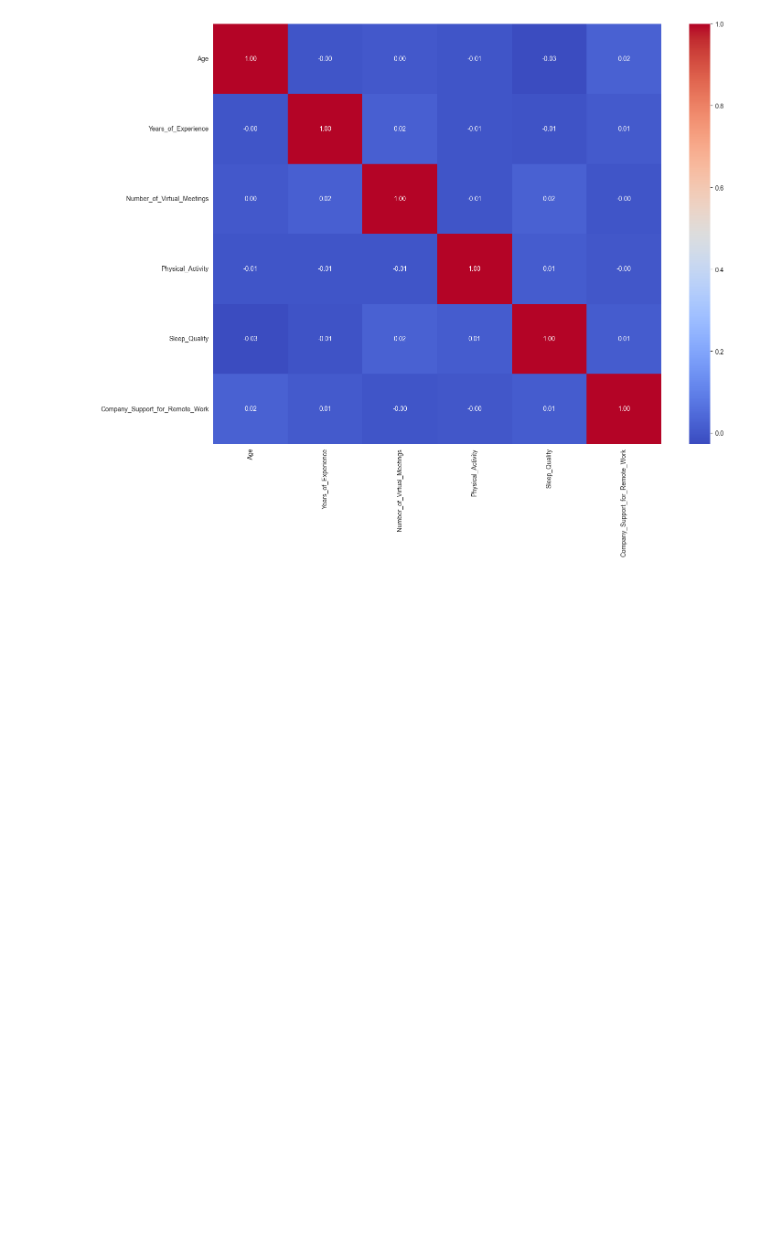
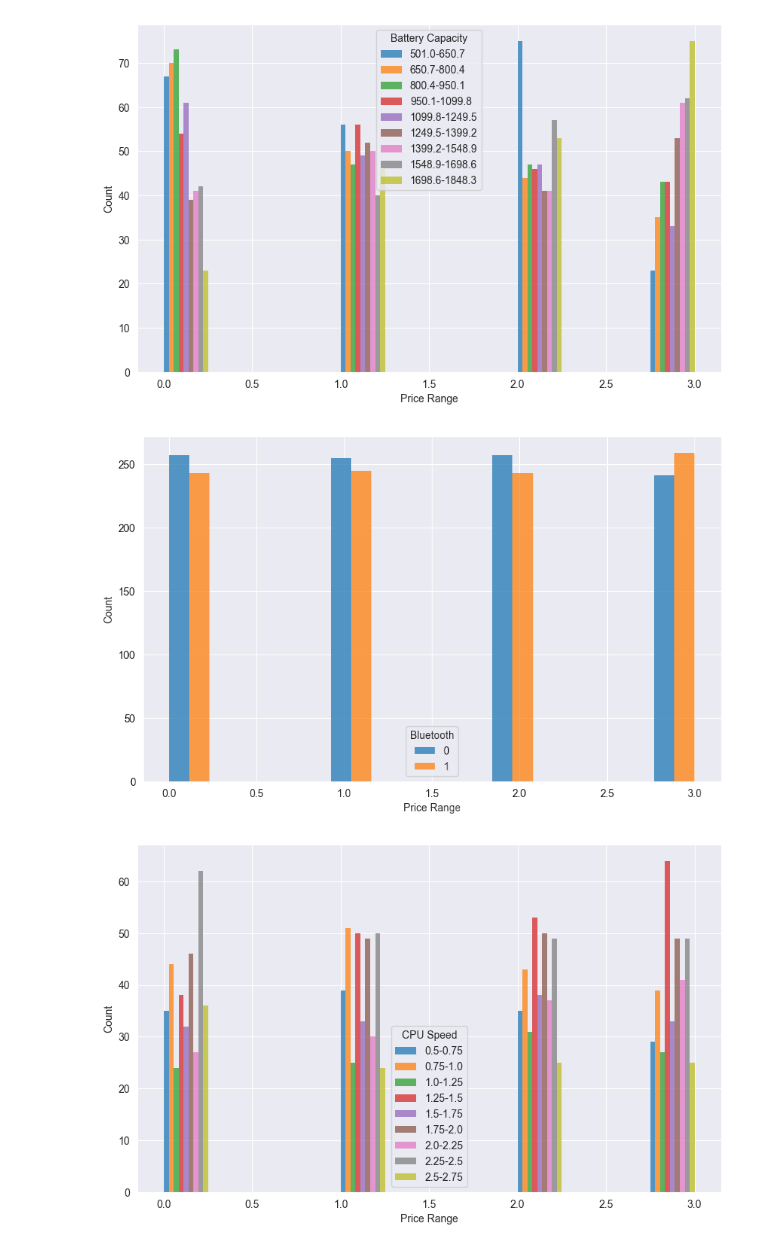
Before and after one commit to pro100jekon/kpi-da, a Jupyter notebook: lb1.ipynb, the cells around one changed output. Saved outputs shown, nothing was run; the diff lists cells and outputs as text; code cells hidden in the pictures; blank space fills up the shorter version.

```diff
--- a/lb1.ipynb
+++ b/lb1.ipynb
@@ -47,24 +55,6 @@ None
 # %%
-stress = ['Low', 'Medium', 'High']
-productivity_change = ['Decrease', 'No Change', 'Increase']
-satisfaction = ['Unsatisfied', 'Neutral', 'Satisfied']
-physical_activity = ['None', 'Weekly', 'Daily']
-sleep_quality = ['Poor', 'Average', 'Good']
+fig = plt.subplots(figsize=(15, 10))
 
-ordinal_encoder = OrdinalEncoder(categories=[
-    stress, productivity_change, satisfaction,
-    physical_activity, sleep_quality])
-ordinal_features = ['Stress_Level', 'Productivity_Change', 'Satisfaction_with_Remote_Work', 'Physical_Activity', 'Sleep_Quality']
-grid[ordinal_features] = ordinal_encoder.fit_transform(grid[ordinal_features])
-
-onehot_encoder = OneHotEncoder(sparse_output=False)
-onehot_features = ['Region', 'Gender', 'Industry', 'Job_Role', 'Work_Location', 'Mental_Health_Condition']
-onehot_encoded = onehot_encoder.fit_transform(grid[onehot_features])
-column_names = onehot_encoder.get_feature_names_out(onehot_features)
-df = pd.DataFrame(onehot_encoded, columns=column_names)
-
-grid = pd.concat([grid.drop(onehot_features, axis=1), df], axis=1)
-
-grid['Access_to_Mental_Health_Resources'] = grid['Access_to_Mental_Health_Resources'].map({'Yes': 1, 'No': 0})
-print(grid.info())
+sns.heatmap(df.corr(), annot=True, cmap='coolwarm', fmt='.2f')
+plt.show()
 # %% [output]
@@ -88,8 +64,20 @@ None
 # %%
-correlation = grid[['Age', 'Years_of_Experience', 'Number_of_Virtual_Meetings', 'Physical_Activity', 'Sleep_Quality', 'Company_Support_for_Remote_Work']].corr()
-fig, ax = plt.subplots(figsize=(15, 12))
-sns.heatmap(correlation, cmap='coolwarm', annot=True, fmt='.2f')
-plt.tight_layout()
-plt.show()
+for i in list(df)[:-1]:
+    fig = plt.figure(figsize=(10,6))
+    if len(df[i].unique()) > 10:
+        bins = np.arange(start=df[i].min(), stop=df[i].max(), step=(df[i].max()-df[i].min())/10)
+        labels = [f'{round(float(bins[i]), 2)}-{round(float(bins[i+1]), 2)}' for i in range(len(bins) - 1)]
+        copy = df.copy()
+        copy[i] = pd.cut(copy[i], bins=bins, labels=labels)
+        sns.histplot(x='Price Range', data=copy, hue=i, multiple='dodge', linewidth=0)
+    else:
+        sns.histplot(x='Price Range', data=df, hue=i, multiple='dodge', linewidth=0)
+    plt.show()
+
+for i in ['Bluetooth', 'RAM', 'CPU Cores']:
+    sns.boxplot(x='Price Range', y=i, data=df)
+    plt.show()
 # %% [output]
-[figure, old version]
+[figure, new version]
+[figure, added]
+[figure, added]
```
Also changed, not shown: parts of 9 cells of this notebook, 2 other files.
